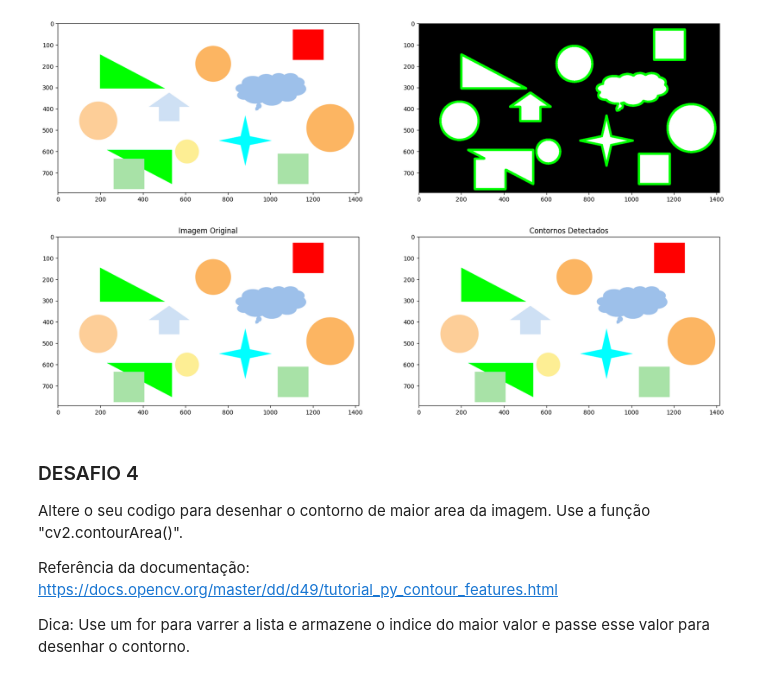
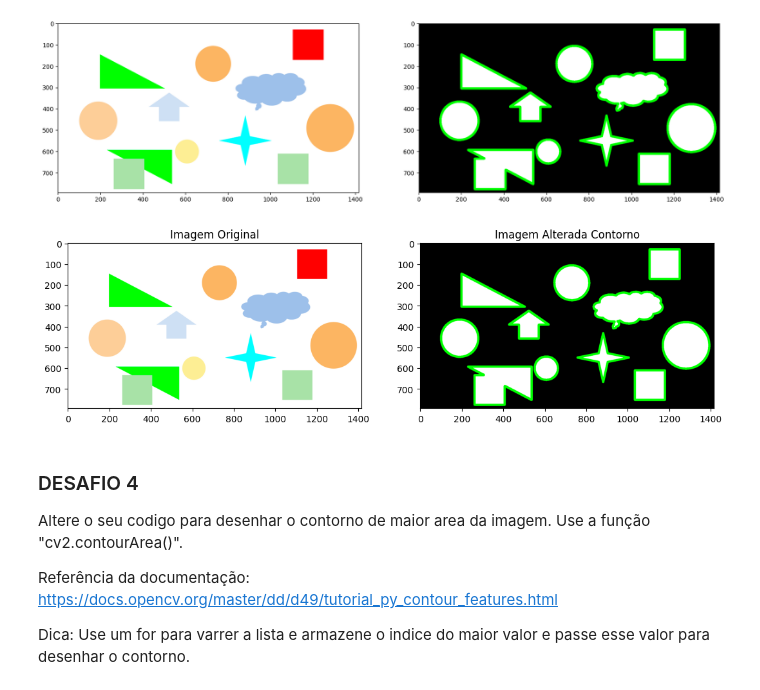
Before and after one commit to LucasMM2001/2SIR-ProjetoSIEstacionamento-2023, a Jupyter notebook: material/aulas/PDI/lab05/Espaço-cor-contorno.ipynb, the cells around one changed output. Drawn from its saved outputs; the diff is of its cells as text; code cells hidden in the pictures.

```diff
--- a/material/aulas/PDI/lab05/Espaço-cor-contorno.ipynb
+++ b/material/aulas/PDI/lab05/Espaço-cor-contorno.ipynb
@@ -377,45 +377,46 @@ plt.imshow(img_res_rgb)
 plt.show()
 # %% [output]
 [figure]
-# %%
-
-import cv2
-import numpy as np
-from matplotlib import pyplot as plt
-
-# Carregar imagem
-img = cv2.imread('lab_images/formas.png')
-
-# Converter para RGB e HSV
-img_rgb = cv2.cvtColor(img, cv2.COLOR_BGR2RGB)
-img_hsv = cv2.cvtColor(img, cv2.COLOR_BGR2HSV)
-
-# Definir valores mínimo e máximo para a máscara HSV
-image_lower_hsv = np.array([140, 50, 100])
-image_upper_hsv = np.array([170, 255, 255])
-
-# Criar a máscara
-mask_hsv = cv2.inRange(img_hsv, image_lower_hsv, image_upper_hsv)
-
-# Encontrar os contornos
-contours, _ = cv2.findContours(mask_hsv, cv2.RETR_EXTERNAL, cv2.CHAIN_APPROX_SIMPLE)
-
-# Desenhar os contornos na imagem original
-img_contours = img.copy()
-cv2.drawContours(img_contours, contours, -1, (0, 255, 0), 3)
-
-
-fig = plt.figure(figsize=(20, 20))
-plt.subplot(1, 2, 1)
-plt.imshow(img_rgb)
-plt.title('Imagem Original')
-
-plt.subplot(1, 2, 2)
-plt.imshow(cv2.cvtColor(img_contours, cv2.COLOR_BGR2RGB))
-plt.title('Contornos Detectados')
-plt.show()
-# %% [output]
-[figure, removed]
+# %%
+
+%matplotlib inline
+import cv2
+from matplotlib import pyplot as plt
+import numpy as np
+
+# Carregar a imagem
+img = cv2.imread('lab_images/formas.png')
+img_res = cv2.imread('lab_images/formas_contorno.png')
+
+# Converter para escala de cinza
+gray = cv2.cvtColor(img, cv2.COLOR_BGR2GRAY)
+
+# Aplicar um limiar para criar uma máscara binária
+_, thresh = cv2.threshold(gray, 127, 255, cv2.THRESH_BINARY)
+
+# Encontrar contornos
+contours, _ = cv2.findContours(thresh, cv2.RETR_EXTERNAL, cv2.CHAIN_APPROX_SIMPLE)
+
+# Desenhar contornos sobre a imagem original
+contour_img = img.copy()
+cv2.drawContours(contour_img, contours, -1, (0, 255, 0), 2)  # Verde para os contornos
+
+# Converter imagens para RGB para exibição no Matplotlib
+img_rgb = cv2.cvtColor(img, cv2.COLOR_BGR2RGB)
+img_res_rgb = cv2.cvtColor(img_res, cv2.COLOR_BGR2RGB)
+contour_img_rgb = cv2.cvtColor(contour_img, cv2.COLOR_BGR2RGB)
+
+# Mostrar as imagens
+fig = plt.figure(figsize=(20, 20))
+plt.subplot(1, 3, 1)
+plt.imshow(img_rgb)
+plt.title('Imagem Original')
+plt.subplot(1, 3, 2)
+plt.imshow(img_res_rgb)
+plt.title('Imagem Alterada Contorno')
+plt.show()
+# %% [output]
+[figure, added]
 # %% [markdown]
 ### DESAFIO 4
 
```
Also changed, not shown: parts of 2 cells of this notebook.
